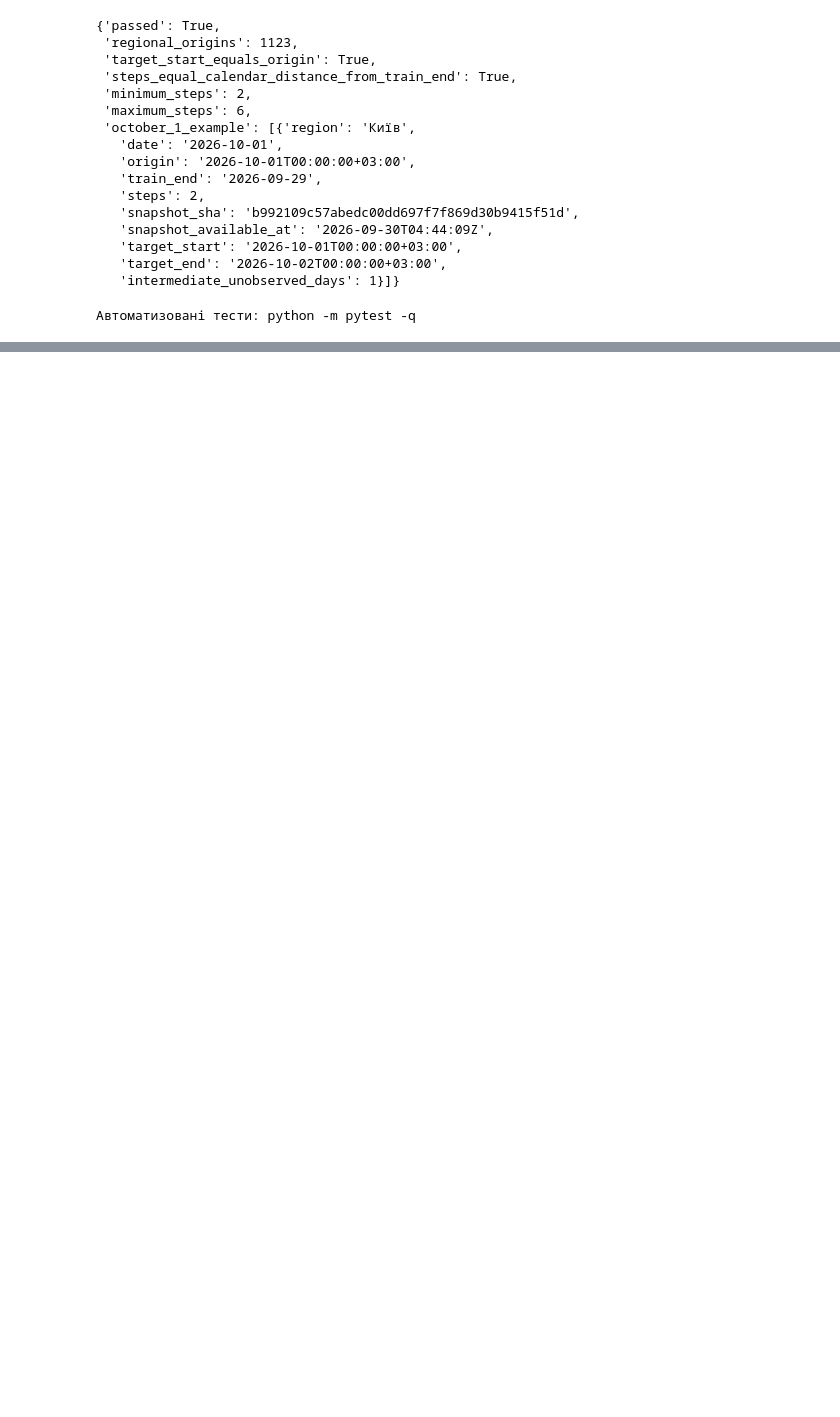
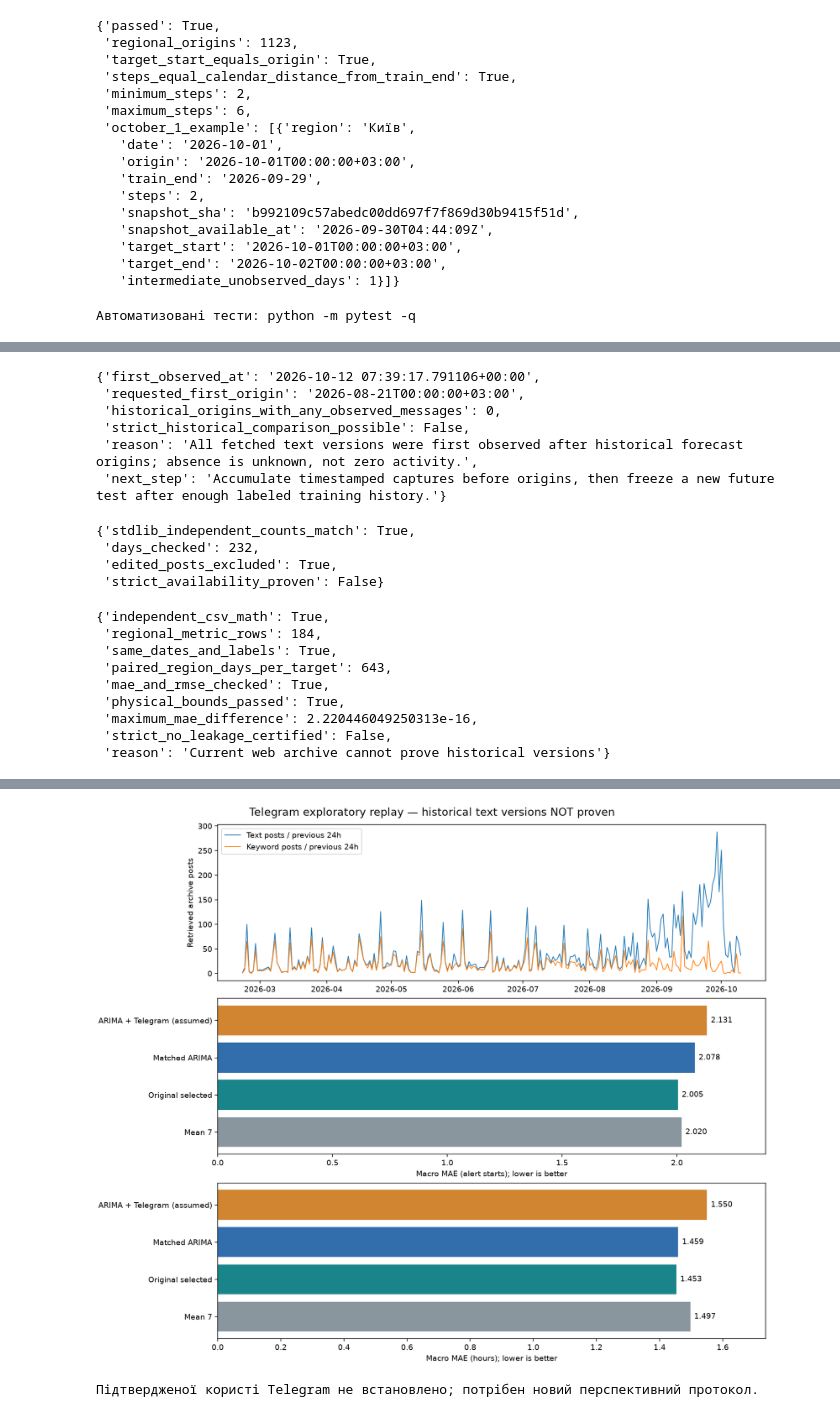
Before and after one commit to asobkiv/ukrainian-air-raid-analysis, a Jupyter notebook: analysis.ipynb, the cells around one changed output, grey strips where cells are left out. Cells and saved outputs as stored; diff of their text form; code cells hidden in the pictures; blank space fills up the shorter version.

Commit message:
Add audited Telegram ARIMAX experiment with explicit availability limits

```diff
--- a/analysis.ipynb
+++ b/analysis.ipynb
@@ -378,0 +385,31 @@ print('Автоматизовані тести: python -m pytest -q')
+# %%
+from airraid.telegram_experiment import independent_feature_audit, independent_metric_audit
+TG = REPORTS/'telegram/publication_assumed'
+display(json.loads((REPORTS/'telegram/observed/availability_audit.json').read_text()))
+assert json.loads((REPORTS/'telegram/observed/status.json').read_text())['scores_produced'] is False
+display(independent_feature_audit(DATA/'telegram/message_versions.csv.gz', TG/'daily_features.csv', TG))
+display(independent_metric_audit(TG))
+display(pd.read_csv(TG/'comparison.csv'))
+assert not pd.read_csv(TG/'comparison.csv').certified_success.any()
+display(Image(filename=str(TG/'experiment.png')))
+print('Підтвердженої користі Telegram не встановлено; потрібен новий перспективний протокол.')
+# %% [output]
+{'first_observed_at': '2026-10-12 07:39:17.791106+00:00',
+ 'requested_first_origin': '2026-08-21T00:00:00+03:00',
+ 'historical_origins_with_any_observed_messages': 0,
+ 'strict_historical_comparison_possible': False,
+ 'reason': 'All fetched text versions were first observed after historical forecast origins; absence is unknown, not zero activity.',
+ 'next_step': 'Accumulate timestamped captures before origins, then freeze a new future test after enough labeled training history.'}
+{'stdlib_independent_counts_match': True,
+ 'days_checked': 232,
+ 'edited_posts_excluded': True,
+ 'strict_availability_proven': False}
+{'independent_csv_math': True,
+ 'regional_metric_rows': 184,
+ 'same_dates_and_labels': True,
+ 'paired_region_days_per_target': 643,
+ 'mae_and_rmse_checked': True,
+ 'physical_bounds_passed': True,
+ 'maximum_mae_difference': 2.220446049250313e-16,
+ 'strict_no_leakage_certified': False,
+ 'reason': 'Current web archive cannot prove historical versions'}
@@ -378,0 +423,2 @@ print('Автоматизовані тести: python -m pytest -q')
+[figure, added]
+Підтвердженої користі Telegram не встановлено; потрібен новий перспективний протокол.
```
Also changed, not shown: parts of 4 cells of this notebook, 49 other files.
